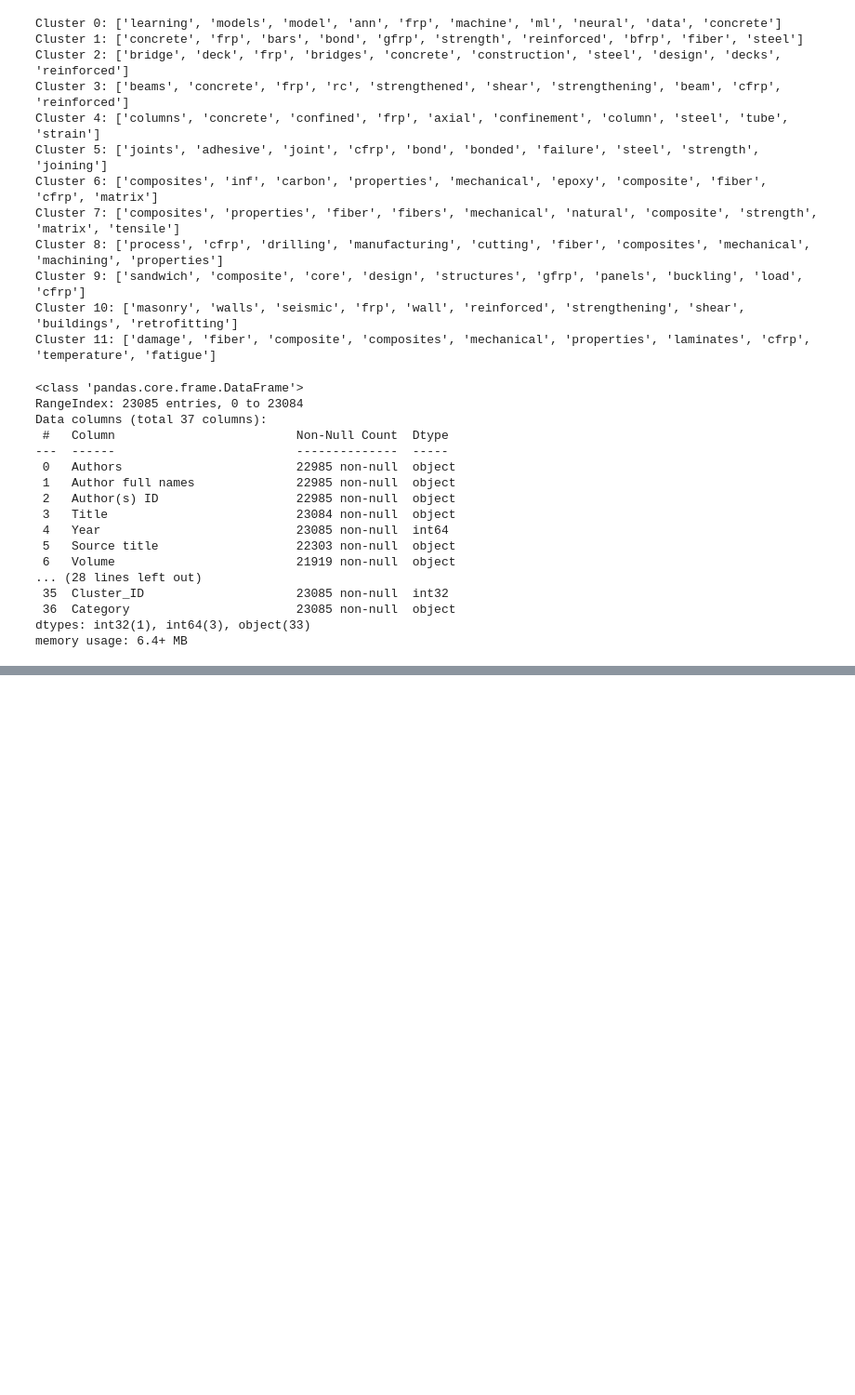
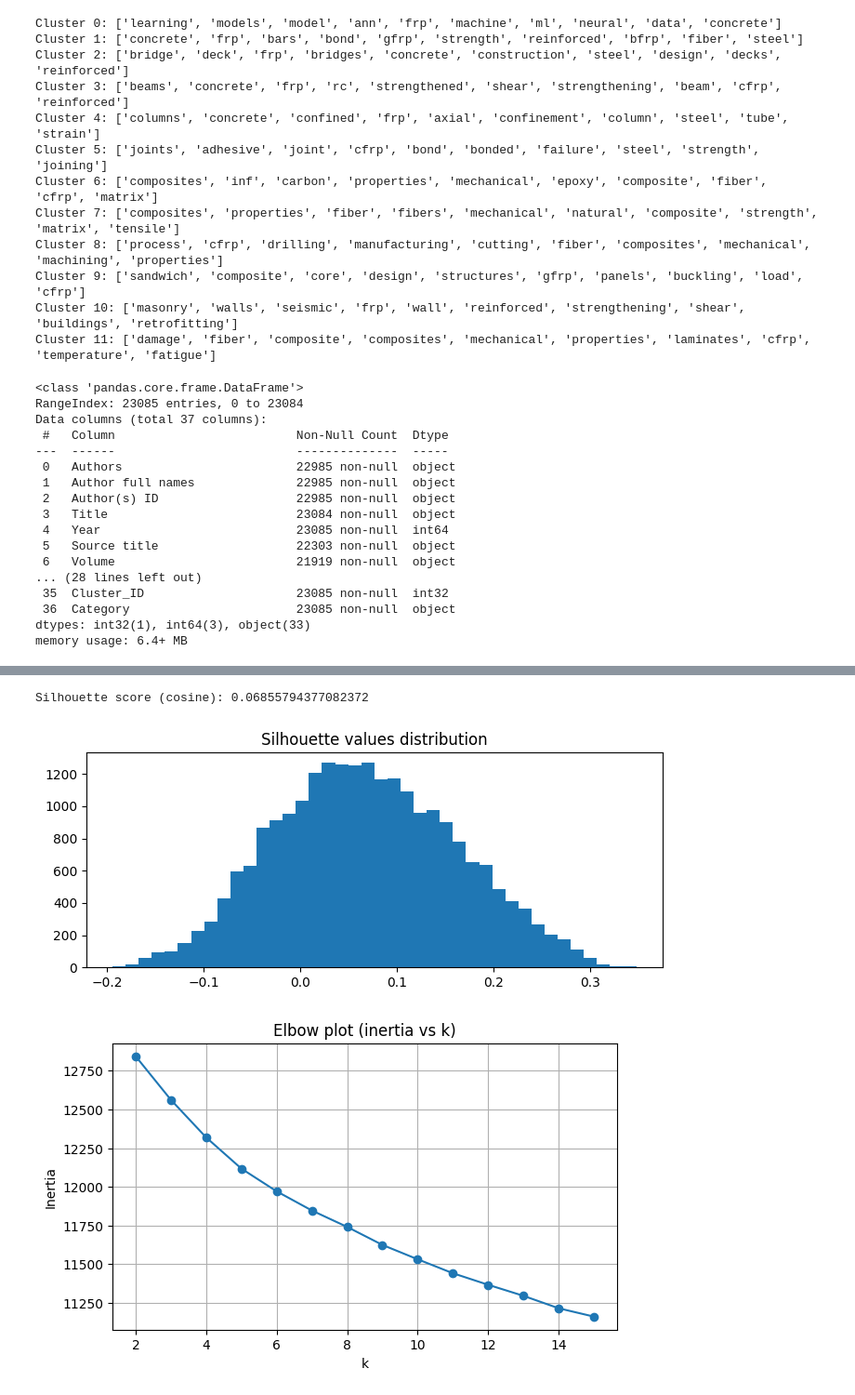
Before and after one commit to Muhammad-Awais-khan/FRP-Research-Clustering, a Jupyter notebook: data_classification.ipynb, the cells around one changed output, grey strips where cells are left out. Shown at 93% size. Drawn from its saved outputs; the diff is of its cells as text; code cells hidden in the pictures; blank space fills up the shorter version.

```diff
--- a/data_classification.ipynb
+++ b/data_classification.ipynb
@@ -173,0 +286,31 @@ with pd.ExcelWriter('Final Database.xlsx', engine='xlsxwriter') as writer:
+# %%
+# Silhouette score + distribution and elbow (inertia) plot
+from sklearn.metrics import silhouette_score, silhouette_samples
+score = silhouette_score(normalize_embeddings, categories, metric='cosine')
+print('Silhouette score (cosine):', score)
+
+sil_vals = silhouette_samples(normalize_embeddings, categories, metric='cosine')
+plt.figure(figsize=(8,3))
+plt.hist(sil_vals, bins=40)
+plt.title('Silhouette values distribution')
+plt.show()
+
+# Elbow (inertia) for range of k
+ks = range(2, 16)
+inertias = []
+for k in ks:
+    km = KMeans(n_clusters=k, random_state=42, n_init=5)
+    km.fit(normalize_embeddings)
+    inertias.append(km.inertia_)
+
+plt.figure(figsize=(7,4))
+plt.plot(list(ks), inertias, marker='o')
+plt.xlabel('k')
+plt.ylabel('Inertia')
+plt.title('Elbow plot (inertia vs k)')
+plt.grid(True)
+plt.show()
+# %% [output]
+Silhouette score (cosine): 0.06855794377082372
+[figure, added]
+[figure, added]
```
Also changed, not shown: parts of 5 cells of this notebook, 22 other files.
